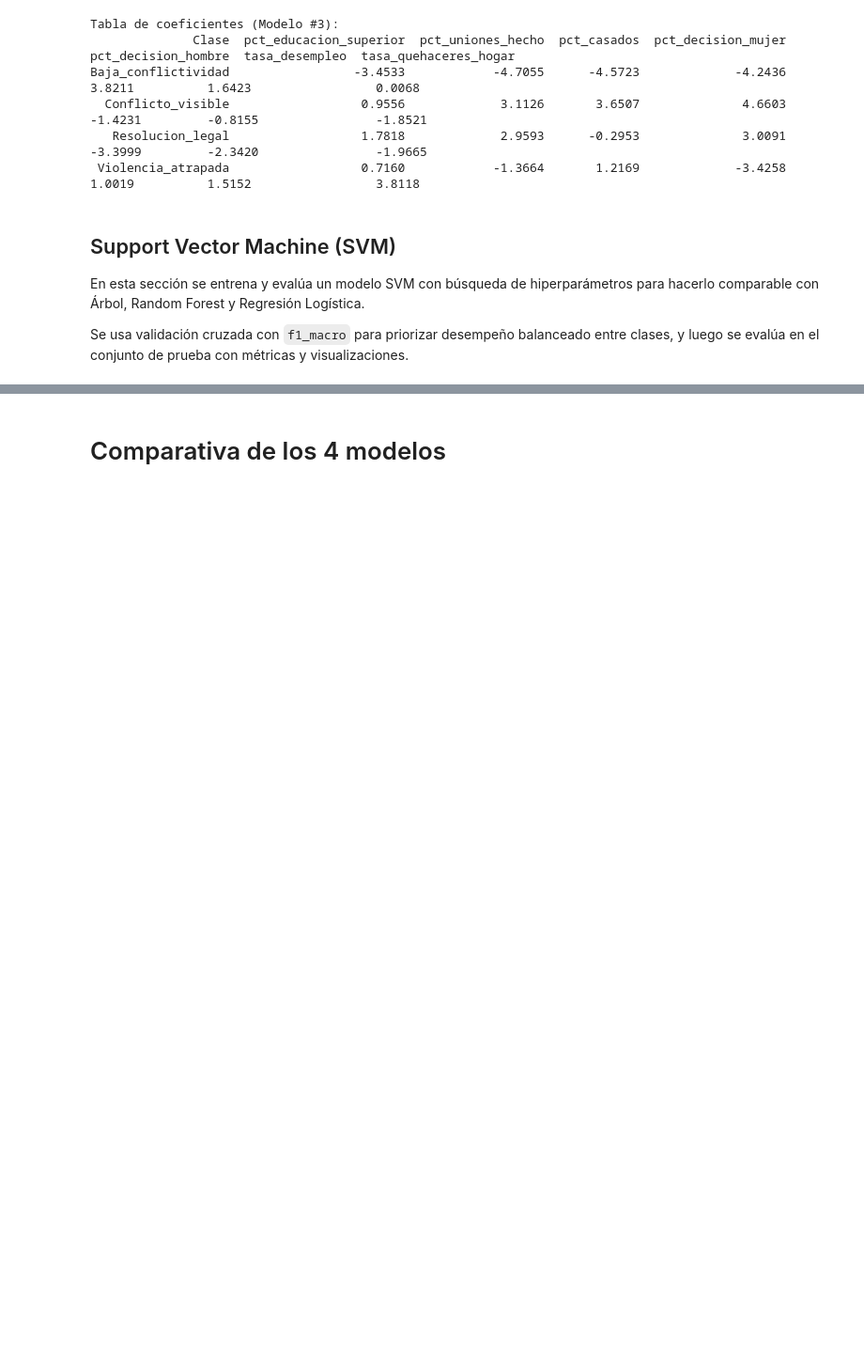
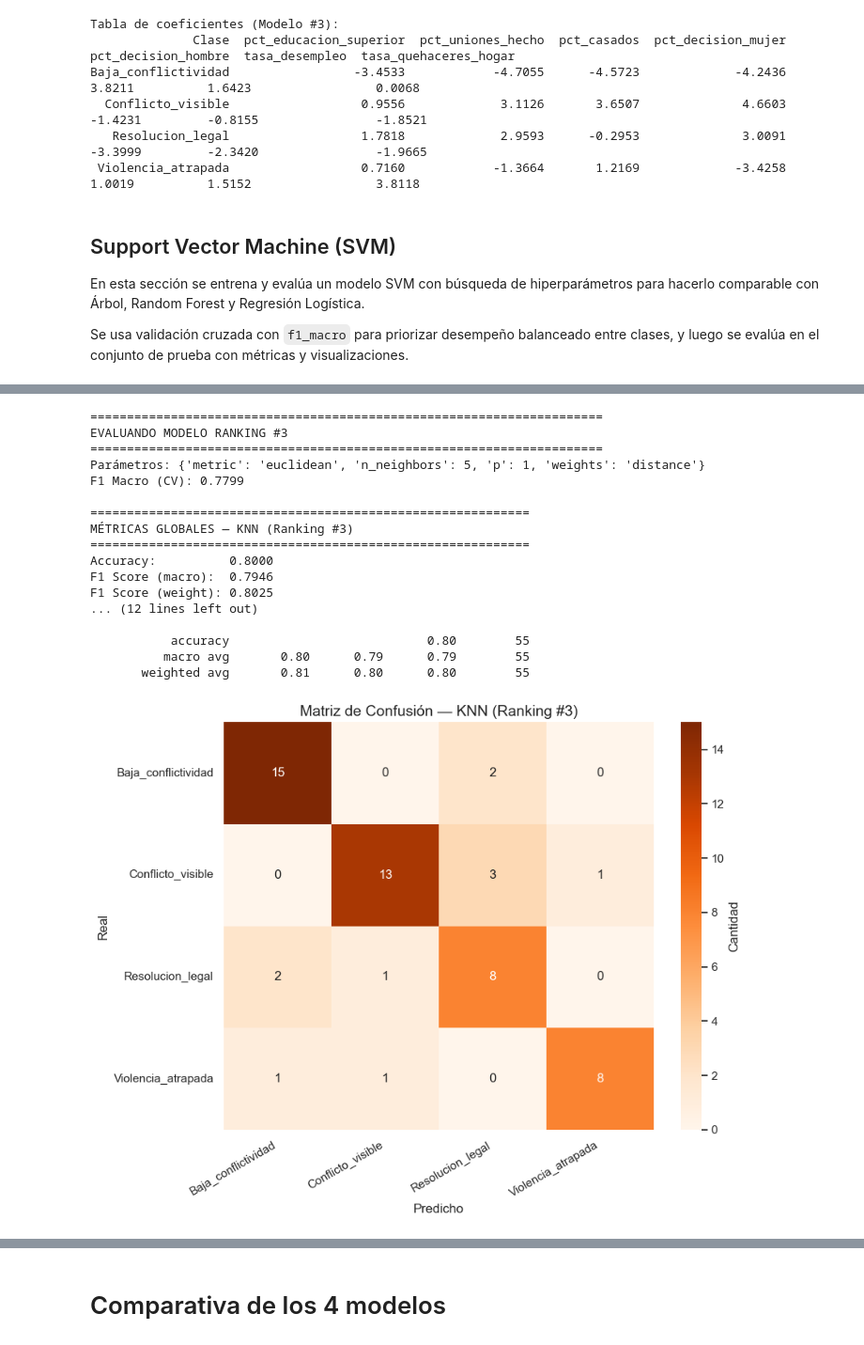
Before and after one commit to Vann06/MD_Proyecto1, a Jupyter notebook: Modelos_Predictivos/cuatrovariables_predictivas.ipynb, the cells around one changed output, grey strips where cells are left out. Shown at 94% size. Cells and saved outputs as stored; diff of their text form; code cells hidden in the pictures; blank space fills up the shorter version.

```diff
--- a/Modelos_Predictivos/cuatrovariables_predictivas.ipynb
+++ b/Modelos_Predictivos/cuatrovariables_predictivas.ipynb
@@ -1036,0 +1112,74 @@ Esta corrida queda lista para compararse con Árbol, Random Forest y Regresión
+# %%
+POSICION = 2
+knn = top3_knn_modelos[POSICION]
+params_actuales = top3_knn_params[POSICION]
+score_cv_actual = top3_knn_scores[POSICION]
+y_pred_knn = knn.predict(X_test_scaled)
+
+print("=" * 70)
+print(f"EVALUANDO MODELO RANKING #{POSICION + 1}")
+print("=" * 70)
+print(f"Parámetros: {params_actuales}")
+print(f"F1 Macro (CV): {score_cv_actual:.4f}\n")
+
+# Métricas globales
+print("=" * 60)
+print(f"MÉTRICAS GLOBALES — KNN (Ranking #{POSICION + 1})")
+print("=" * 60)
+print(f"Accuracy:          {accuracy_score(y_test, y_pred_knn):.4f}")
+print(f"F1 Score (macro):  {f1_score(y_test, y_pred_knn, average='macro'):.4f}")
+print(f"F1 Score (weight): {f1_score(y_test, y_pred_knn, average='weighted'):.4f}")
+print(f"Precision (macro): {precision_score(y_test, y_pred_knn, average='macro', zero_division=0):.4f}")
+print(f"Recall (macro):    {recall_score(y_test, y_pred_knn, average='macro'):.4f}")
+
+print("\n" + "=" * 60)
+print("REPORTE POR CLASE")
+print("=" * 60)
+print(classification_report(y_test, y_pred_knn, target_names=le.classes_, zero_division=0))
+
+# Matriz de confusión
+cm_knn = confusion_matrix(y_test, y_pred_knn)
+plt.figure(figsize=(9, 7))
+sns.heatmap(cm_knn, annot=True, fmt='d', cmap='Oranges',
+            xticklabels=le.classes_, yticklabels=le.classes_,
+            cbar_kws={'label': 'Cantidad'})
+plt.title(f'Matriz de Confusión — KNN (Ranking #{POSICION + 1})', fontsize=14)
+plt.xlabel('Predicho')
+plt.ylabel('Real')
+plt.xticks(rotation=30, ha='right')
+plt.yticks(rotation=0)
+plt.tight_layout()
+plt.show()
+
+# Distribución de las predicciones por clase
+plt.figure(figsize=(10, 5))
+df_pred = pd.DataFrame({
+    'Real': [le.classes_[i] for i in y_test],
+    'Predicho': [le.classes_[i] for i in y_pred_knn]
+})
+df_pred_count = df_pred.groupby(['Real', 'Predicho']).size().reset_index(name='Cantidad')
+sns.barplot(data=df_pred_count, x='Real', y='Cantidad', hue='Predicho', palette='Set2')
+plt.title(f'KNN (Ranking #{POSICION + 1}): Distribución de predicciones por clase real', fontsize=12)
+plt.xticks(rotation=30, ha='right')
+plt.legend(loc='upper right', bbox_to_anchor=(1.25, 1))
+plt.tight_layout()
+plt.show()
+# %% [output]
+======================================================================
+EVALUANDO MODELO RANKING #3
+======================================================================
+Parámetros: {'metric': 'euclidean', 'n_neighbors': 5, 'p': 1, 'weights': 'distance'}
+F1 Macro (CV): 0.7799
+
+============================================================
+MÉTRICAS GLOBALES — KNN (Ranking #3)
+============================================================
+Accuracy:          0.8000
+F1 Score (macro):  0.7946
+F1 Score (weight): 0.8025
+... (12 lines left out)
+
+           accuracy                           0.80        55
+          macro avg       0.80      0.79      0.79        55
+       weighted avg       0.81      0.80      0.80        55
+[figure, added]
```
Also changed, not shown: parts of 9 cells of this notebook.
